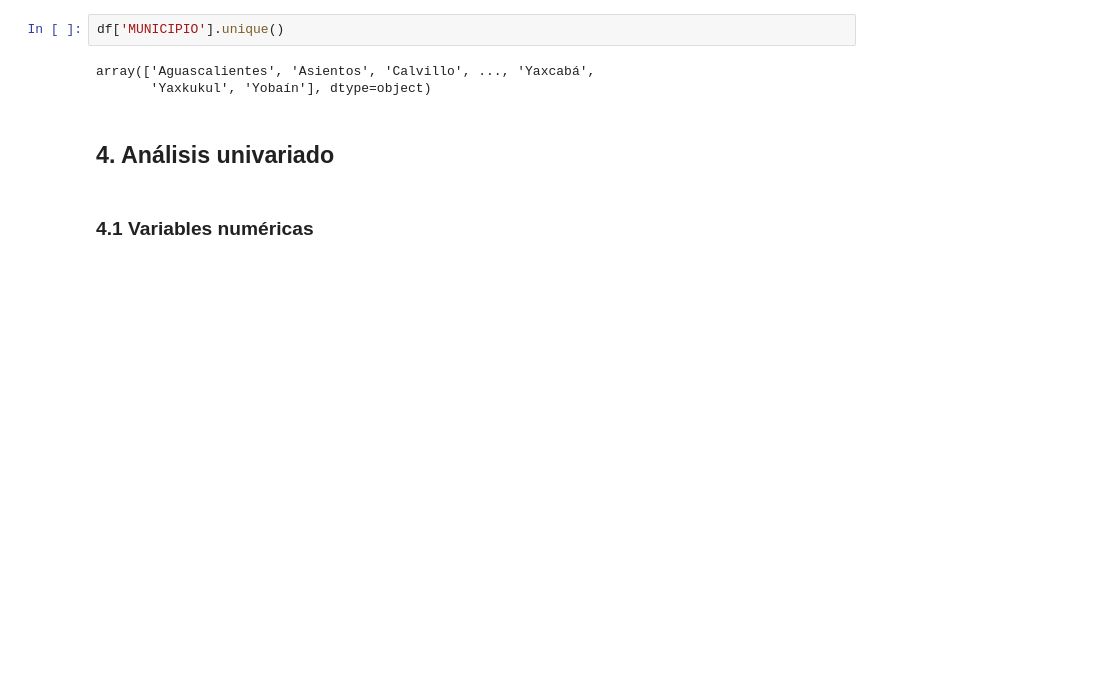
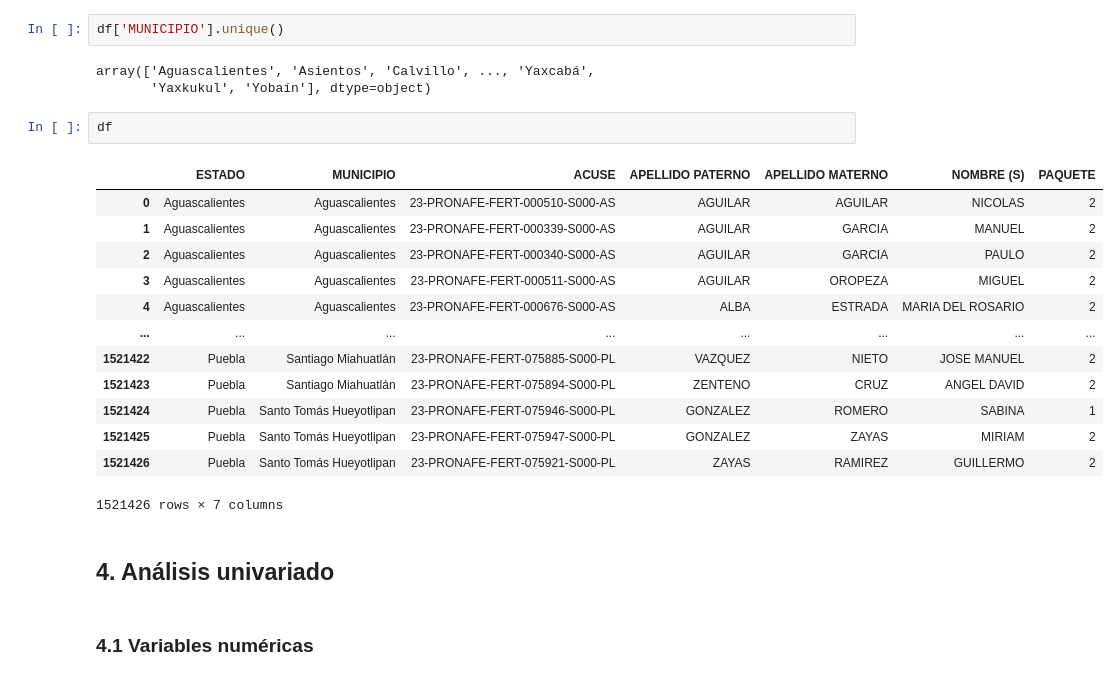
Before and after one commit to DGRIA/SESNA-Fertilizantes, a Jupyter notebook: src/templates/eda.ipynb, the cells around one changed output. Cells and saved outputs as stored; diff of their text form; blank space fills up the shorter version.

```diff
--- a/src/templates/eda.ipynb
+++ b/src/templates/eda.ipynb
@@ -346,6 +346,22 @@ df['MUNICIPIO'].unique()
 # %% [output]
 array(['Aguascalientes', 'Asientos', 'Calvillo', ..., 'Yaxcabá',
        'Yaxkukul', 'Yobaín'], dtype=object)
+# %%
+df
+# %% [output]
+|  | ESTADO | MUNICIPIO | ACUSE | APELLIDO PATERNO | APELLIDO MATERNO | NOMBRE (S) | PAQUETE |
+| 0 | Aguascalientes | Aguascalientes | 23-PRONAFE-FERT-000510-S000-AS | AGUILAR | AGUILAR | NICOLAS | 2 |
+| 1 | Aguascalientes | Aguascalientes | 23-PRONAFE-FERT-000339-S000-AS | AGUILAR | GARCIA | MANUEL | 2 |
+| 2 | Aguascalientes | Aguascalientes | 23-PRONAFE-FERT-000340-S000-AS | AGUILAR | GARCIA | PAULO | 2 |
+| 3 | Aguascalientes | Aguascalientes | 23-PRONAFE-FERT-000511-S000-AS | AGUILAR | OROPEZA | MIGUEL | 2 |
+| 4 | Aguascalientes | Aguascalientes | 23-PRONAFE-FERT-000676-S000-AS | ALBA | ESTRADA | MARIA DEL ROSARIO | 2 |
+| ... | ... | ... | ... | ... | ... | ... | ... |
+| 1521422 | Puebla | Santiago Miahuatlán | 23-PRONAFE-FERT-075885-S000-PL | VAZQUEZ | NIETO | JOSE MANUEL | 2 |
+| 1521423 | Puebla | Santiago Miahuatlán | 23-PRONAFE-FERT-075894-S000-PL | ZENTENO | CRUZ | ANGEL DAVID | 2 |
+| 1521424 | Puebla | Santo Tomás Hueyotlipan | 23-PRONAFE-FERT-075946-S000-PL | GONZALEZ | ROMERO | SABINA | 1 |
+| 1521425 | Puebla | Santo Tomás Hueyotlipan | 23-PRONAFE-FERT-075947-S000-PL | GONZALEZ | ZAYAS | MIRIAM | 2 |
+| 1521426 | Puebla | Santo Tomás Hueyotlipan | 23-PRONAFE-FERT-075921-S000-PL | ZAYAS | RAMIREZ | GUILLERMO | 2 |
+1521426 rows × 7 columns
 # %% [markdown]
 ## 4. Análisis univariado
 # %% [markdown]
```
Also changed, not shown: parts of 2 cells of this notebook, 2 other files.
